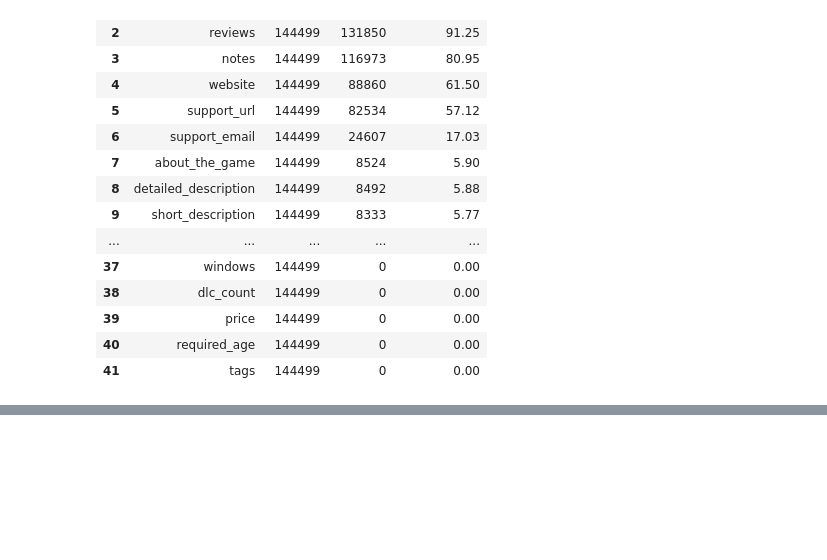
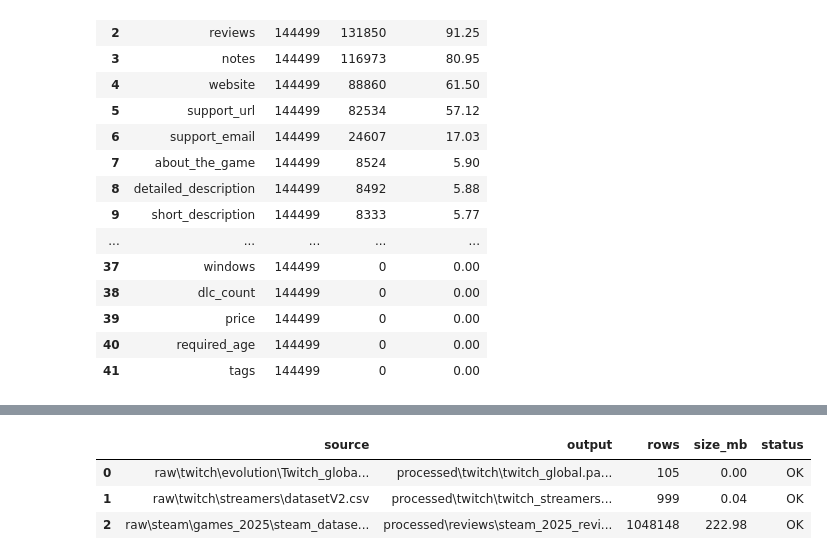
Before and after one commit to Dani-ldyaev/gaming-data-analysis, a Jupyter notebook: notebooks/02_data_preparation.ipynb, the cells around one changed output, grey strips where cells are left out. Drawn from its saved outputs; the diff is of its cells as text; code cells hidden in the pictures; blank space fills up the shorter version.

```diff
--- a/notebooks/02_data_preparation.ipynb
+++ b/notebooks/02_data_preparation.ipynb
@@ -725,0 +1909,88 @@ steam_missing_report.to_csv(
+# %%
+
+from pathlib import Path
+import duckdb
+
+PROJECT_ROOT = Path(PROJECT_ROOT)
+RAW_DIR = PROJECT_ROOT / "raw"
+PROCESSED_DIR = PROJECT_ROOT / "processed"
+
+jobs = [
+    (
+        RAW_DIR / "twitch" / "evolution" / "Twitch_global_data.csv",
+        PROCESSED_DIR / "twitch" / "twitch_global.parquet",
+    ),
+    (
+        RAW_DIR / "twitch" / "streamers" / "datasetV2.csv",
+        PROCESSED_DIR / "twitch" / "twitch_streamers.parquet",
+    ),
+    (
+        RAW_DIR / "steam" / "games_2025" / "steam_dataset_2025_csv" / "reviews.csv",
+        PROCESSED_DIR / "reviews" / "steam_2025_reviews.parquet",
+    ),
+]
+
+con = duckdb.connect()
+results = []
+
+for source, target in jobs:
+    if not source.exists():
+        print(f"SKIP: исходный файл не найден: {source}")
+        continue
+
+    target.parent.mkdir(parents=True, exist_ok=True)
+    source_sql = str(source.resolve()).replace("\\", "/").replace("'", "''")
+    target_sql = str(target.resolve()).replace("\\", "/").replace("'", "''")
+
+    try:
+        con.execute(f"""
+            COPY (
+                SELECT *
+                FROM read_csv_auto(
+                    '{source_sql}',
+                    sample_size=-1,
+                    ignore_errors=false
+                )
+            )
+            TO '{target_sql}'
+            (FORMAT PARQUET, COMPRESSION ZSTD)
+        """)
+
+        rows = con.execute(
+            f"SELECT COUNT(*) FROM read_parquet('{target_sql}')"
+        ).fetchone()[0]
+
+        size_mb = round(target.stat().st_size / 1024**2, 2)
+        results.append({
+            "source": str(source.relative_to(PROJECT_ROOT)),
+            "output": str(target.relative_to(PROJECT_ROOT)),
+            "rows": rows,
+            "size_mb": size_mb,
+            "status": "OK",
+        })
+        print(f"OK: {target.name} — {rows:,} строк, {size_mb} MB")
+
+    except Exception as e:
+        results.append({
+            "source": str(source.relative_to(PROJECT_ROOT)),
+            "output": str(target.relative_to(PROJECT_ROOT)),
+            "rows": None,
+            "size_mb": None,
+            "status": str(e)[:300],
+        })
+        print(f"ERROR: {source.name}: {e}")
+
+con.close()
+
+import pandas as pd
+results_df = pd.DataFrame(results)
+display(results_df)
+
+report_dir = PROJECT_ROOT / "docs" / "data_quality"
+report_dir.mkdir(parents=True, exist_ok=True)
+results_df.to_csv(
+    report_dir / "additional_processing_report.csv",
+    index=False,
+    encoding="utf-8-sig",
+)
+# %% [output]
@@ -725,0 +2000,4 @@ steam_missing_report.to_csv(
+|  | source | output | rows | size_mb | status |
+| 0 | raw\twitch\evolution\Twitch_globa... | processed\twitch\twitch_global.pa... | 105 | 0.00 | OK |
+| 1 | raw\twitch\streamers\datasetV2.csv | processed\twitch\twitch_streamers... | 999 | 0.04 | OK |
+| 2 | raw\steam\games_2025\steam_datase... | processed\reviews\steam_2025_revi... | 1048148 | 222.98 | OK |
```
Also changed, not shown: parts of 20 cells of this notebook, 10 other files.
